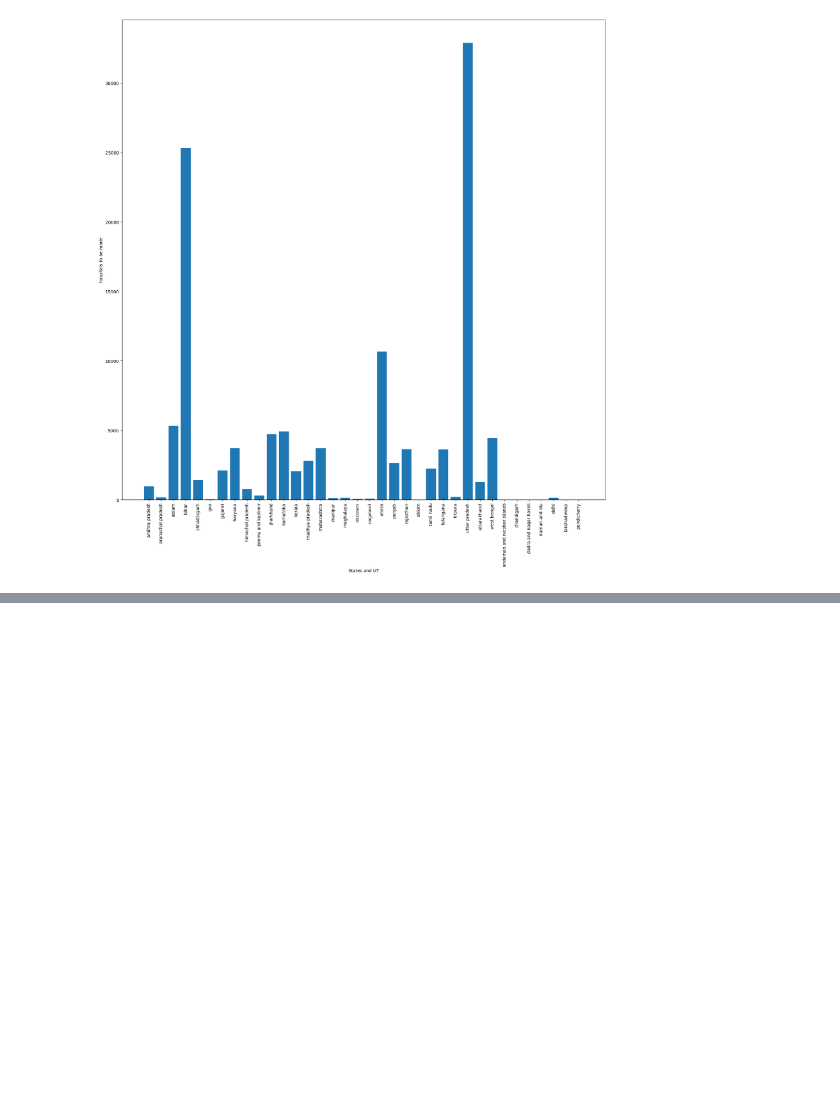
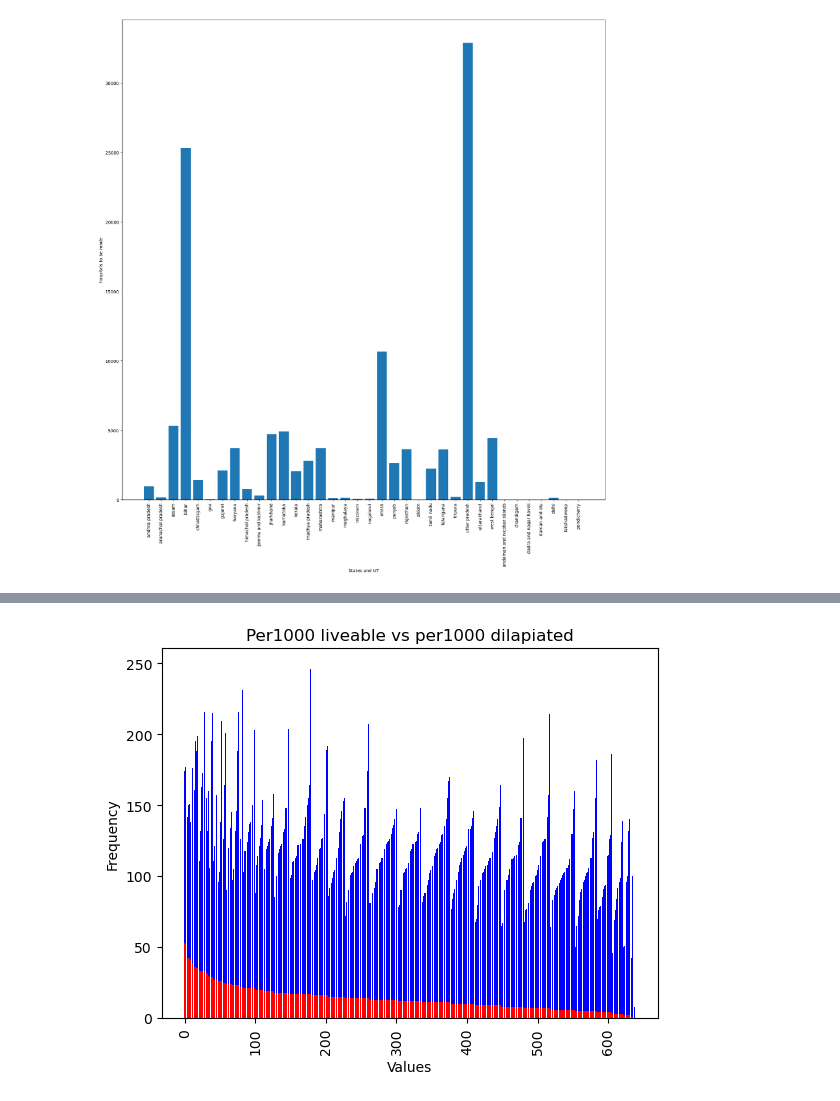
Before and after one commit to Malikulashtar-KM/healthcareproject, a Jupyter notebook: Project/Data/project_malikulashtar.ipynb, the cells around one changed output, grey strips where cells are left out. Drawn from its saved outputs; the diff is of its cells as text; code cells hidden in the pictures; blank space fills up the shorter version.

```diff
--- a/Project/Data/project_malikulashtar.ipynb
+++ b/Project/Data/project_malikulashtar.ipynb
@@ -1186,0 +1283,6 @@ all_hospitals.to_sql('all_hospitals', con=engine, if_exists='append', chunksize=
+# %%
+conn=pymysql.connect(
+    host='localhost',
+    user='root',
+    password='root',
+    db='project')
@@ -1186,0 +1501,3 @@ all_hospitals.to_sql('all_hospitals', con=engine, if_exists='append', chunksize=
+# %%
+cursor=conn.cursor()
+cursor.execute('alter table govern ')
@@ -1186,0 +1730,4 @@ all_hospitals.to_sql('all_hospitals', con=engine, if_exists='append', chunksize=
+# %%
+result=cursor.fetchall()
+# %%
+df3=pd.DataFrame(result, columns=["District","Population","Liveable_houses_per_1000_ppl","Dilapidated_houses_per_1000_ppl"])
@@ -1186,0 +1750,16 @@ all_hospitals.to_sql('all_hospitals', con=engine, if_exists='append', chunksize=
+# %%
+
+data1=df3['Liveable_houses_per_1000_ppl']
+data2=df3['Dilapidated_houses_per_1000_ppl']
+x=range(len(df3['District']))
+
+plt.bar(x, data1, color='blue')
+plt.bar(x, data2, color='red')
+
+plt.xlabel('Values')
+plt.ylabel('Frequency')
+plt.title('Per1000 liveable vs per1000 dilapiated')
+plt.xticks(rotation=90)
+plt.show()
+# %% [output]
+[figure, added]
```
Also changed, not shown: parts of 169 cells of this notebook, 12 other files.
